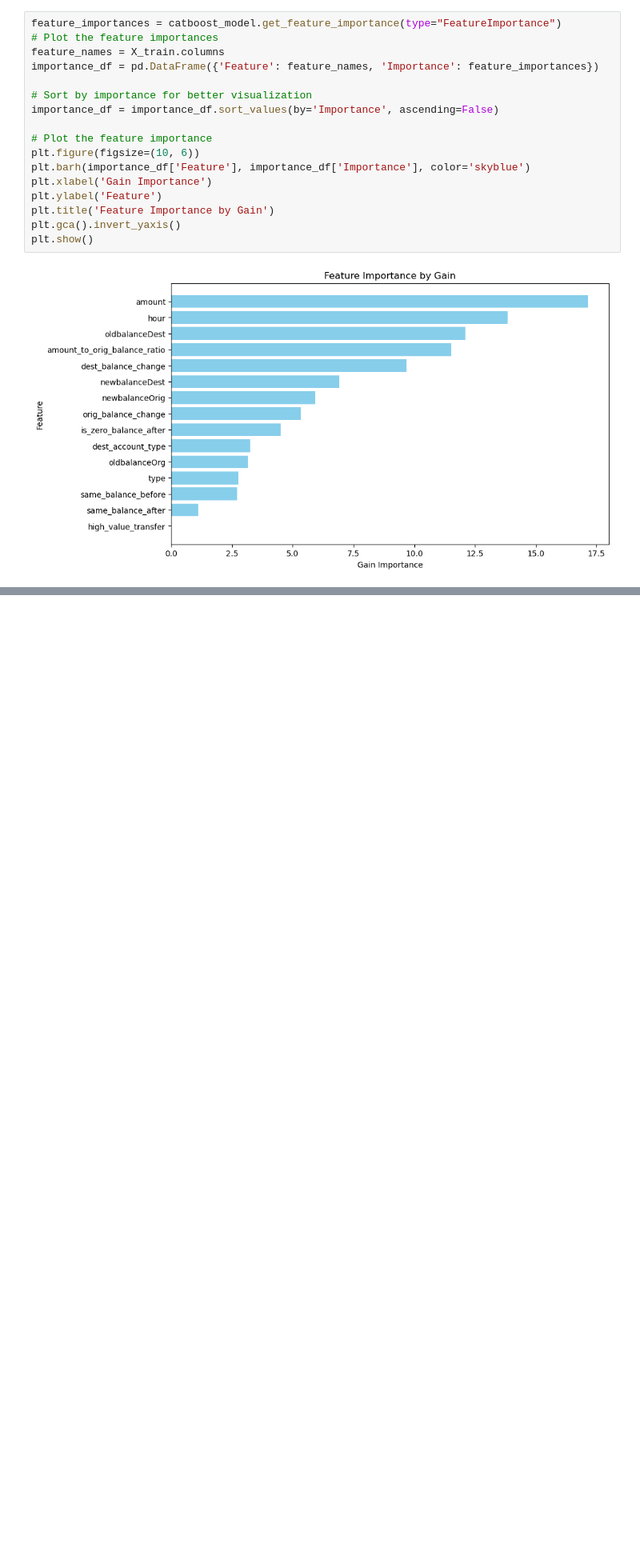
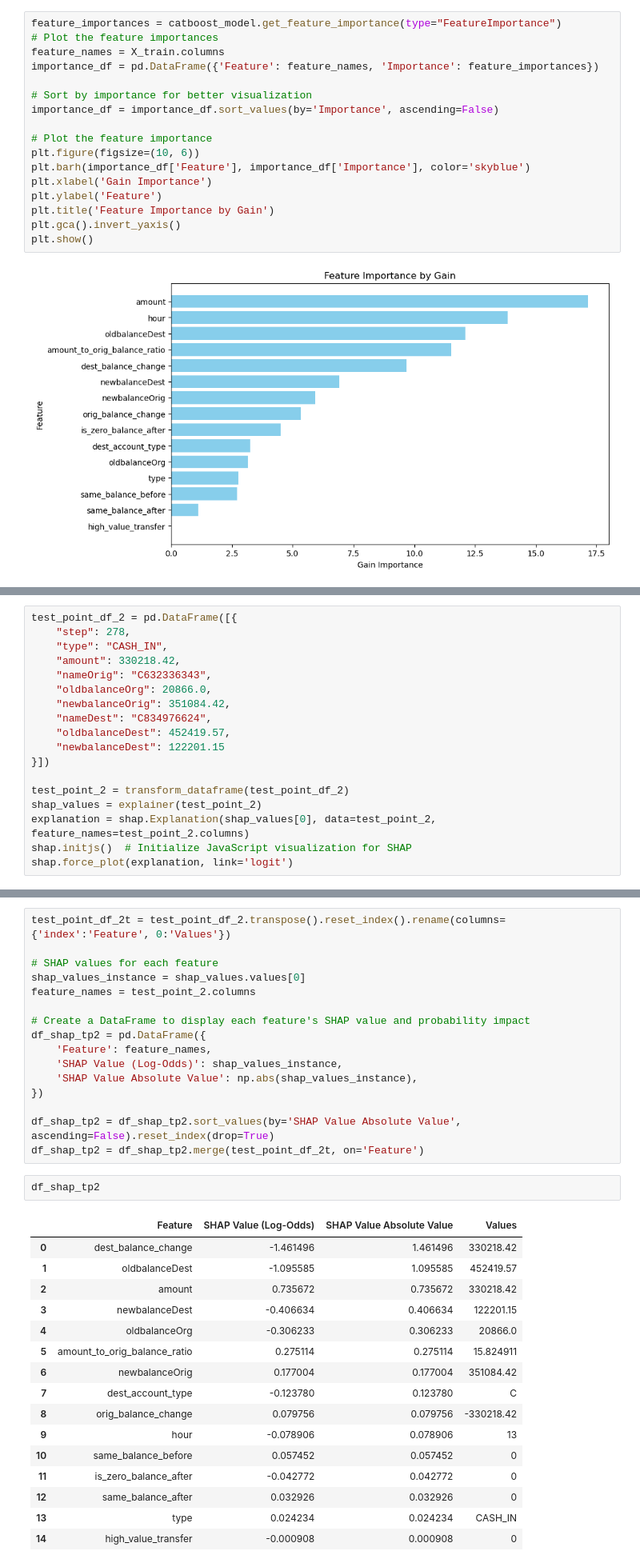
Before and after one commit to hsaadi33/payment_fraud, a Jupyter notebook: notebooks/modeling.ipynb, the cells around one changed output, grey strips where cells are left out. Shown at 80% size. Drawn from its saved outputs; the diff is of its cells as text; blank space fills up the shorter version.

```diff
--- a/notebooks/modeling.ipynb
+++ b/notebooks/modeling.ipynb
@@ -158,0 +289,18 @@ plt.show()
+# %%
+test_point_df_2 = pd.DataFrame([{
+    "step": 278,
+    "type": "CASH_IN",
+    "amount": 330218.42,
+    "nameOrig": "C632336343",
+    "oldbalanceOrg": 20866.0,
+    "newbalanceOrig": 351084.42,
+    "nameDest": "C834976624",
+    "oldbalanceDest": 452419.57,
+    "newbalanceDest": 122201.15
+}])
+
+test_point_2 = transform_dataframe(test_point_df_2)
+shap_values = explainer(test_point_2)
+explanation = shap.Explanation(shap_values[0], data=test_point_2, feature_names=test_point_2.columns)
+shap.initjs()  # Initialize JavaScript visualization for SHAP
+shap.force_plot(explanation, link='logit')
@@ -158,0 +310,35 @@ plt.show()
+# %%
+test_point_df_2t = test_point_df_2.transpose().reset_index().rename(columns={'index':'Feature', 0:'Values'})
+
+# SHAP values for each feature
+shap_values_instance = shap_values.values[0]
+feature_names = test_point_2.columns
+
+# Create a DataFrame to display each feature's SHAP value and probability impact
+df_shap_tp2 = pd.DataFrame({
+    'Feature': feature_names,
+    'SHAP Value (Log-Odds)': shap_values_instance,
+    'SHAP Value Absolute Value': np.abs(shap_values_instance),
+})
+
+df_shap_tp2 = df_shap_tp2.sort_values(by='SHAP Value Absolute Value', ascending=False).reset_index(drop=True)
+df_shap_tp2 = df_shap_tp2.merge(test_point_df_2t, on='Feature')
+# %%
+df_shap_tp2
+# %% [output]
+|  | Feature | SHAP Value (Log-Odds) | SHAP Value Absolute Value | Values |
+| 0 | dest_balance_change | -1.461496 | 1.461496 | 330218.42 |
+| 1 | oldbalanceDest | -1.095585 | 1.095585 | 452419.57 |
+| 2 | amount | 0.735672 | 0.735672 | 330218.42 |
+| 3 | newbalanceDest | -0.406634 | 0.406634 | 122201.15 |
+| 4 | oldbalanceOrg | -0.306233 | 0.306233 | 20866.0 |
+| 5 | amount_to_orig_balance_ratio | 0.275114 | 0.275114 | 15.824911 |
+| 6 | newbalanceOrig | 0.177004 | 0.177004 | 351084.42 |
+| 7 | dest_account_type | -0.123780 | 0.123780 | C |
+| 8 | orig_balance_change | 0.079756 | 0.079756 | -330218.42 |
+| 9 | hour | -0.078906 | 0.078906 | 13 |
+| 10 | same_balance_before | 0.057452 | 0.057452 | 0 |
+| 11 | is_zero_balance_after | -0.042772 | 0.042772 | 0 |
+| 12 | same_balance_after | 0.032926 | 0.032926 | 0 |
+| 13 | type | 0.024234 | 0.024234 | CASH_IN |
+| 14 | high_value_transfer | -0.000908 | 0.000908 | 0 |
```
Also changed, not shown: parts of 18 cells of this notebook, 4 other files.
